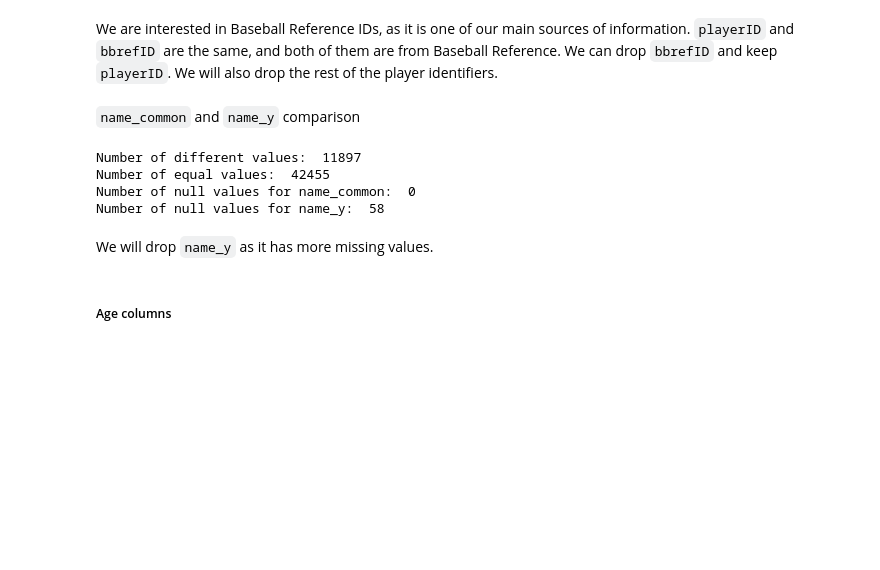
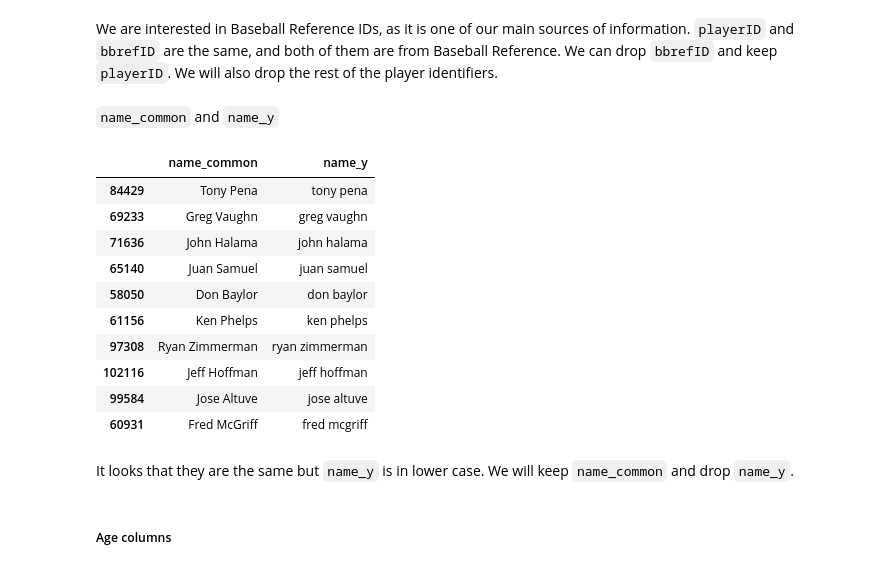
Before and after one commit to MemoGJ/Hector_G_Capstone, a Jupyter notebook: Week_2_Data_Preprocessing.ipynb, the cells around one changed output. Cells and saved outputs as stored; diff of their text form; code cells hidden in the pictures; blank space fills up the shorter version.

```diff
--- a/Week_2_Data_Preprocessing.ipynb
+++ b/Week_2_Data_Preprocessing.ipynb
@@ -596,13 +596,4 @@ We are interested in Baseball Reference IDs, as it is one of our main sources of
 # %%
 drop_cols.extend(['mlb_ID', 'retroID', 'bbrefID', 'mlbid', 'playerid'])
 # %% [markdown]
-`name_common` and `name_y` comparison
+`name_common` and `name_y`
-# %%
-compare_columns(df_1985, 'name_common', 'name_y')
-# %% [output]
-Number of different values:  11897
-Number of equal values:  42455
-Number of null values for name_common:  0
-Number of null values for name_y:  58
-# %% [markdown]
-We will drop `name_y` as it has more missing values.
@@ -610,0 +600,17 @@ drop_cols.append('name_y')
+# %%
+# name_common and name_y sample
+df_1985[df_1985['name_common'] != df_1985['name_y']][['name_common', 'name_y']].sample(10)
+# %% [output]
+|  | name_common | name_y |
+| 84429 | Tony Pena | tony pena |
+| 69233 | Greg Vaughn | greg vaughn |
+| 71636 | John Halama | john halama |
+| 65140 | Juan Samuel | juan samuel |
+| 58050 | Don Baylor | don baylor |
+| 61156 | Ken Phelps | ken phelps |
+| 97308 | Ryan Zimmerman | ryan zimmerman |
+| 102116 | Jeff Hoffman | jeff hoffman |
+| 99584 | Jose Altuve | jose altuve |
+| 60931 | Fred McGriff | fred mcgriff |
+# %% [markdown]
+It looks that they are the same but `name_y` is in lower case. We will keep `name_common` and drop `name_y`.
```
Also changed, not shown: parts of 46 cells of this notebook, 13 other files.
